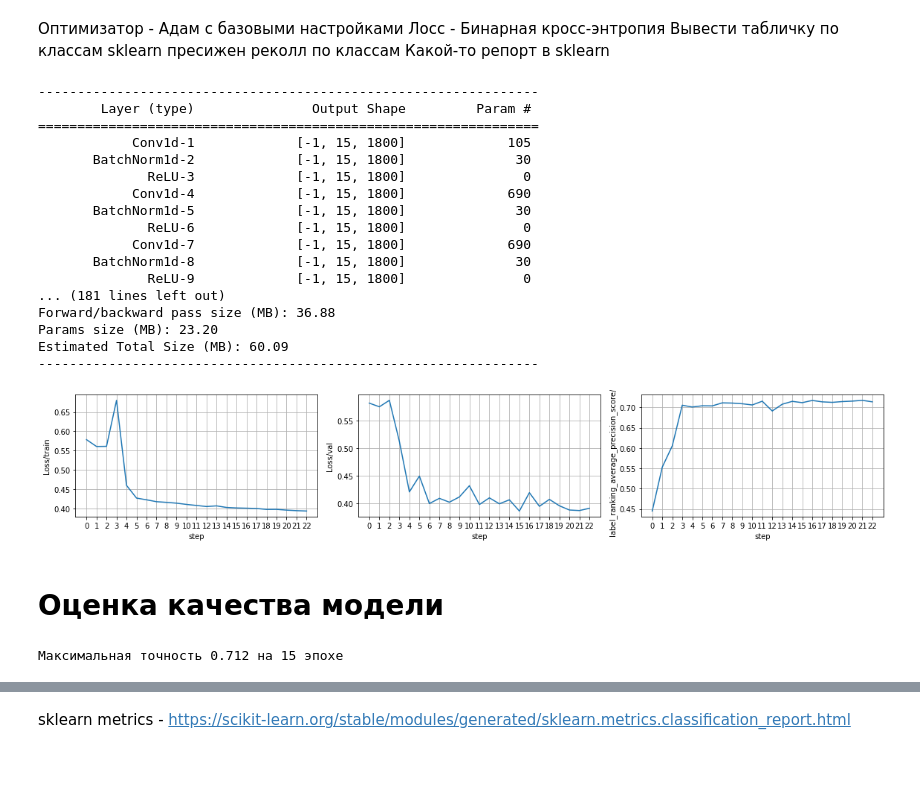
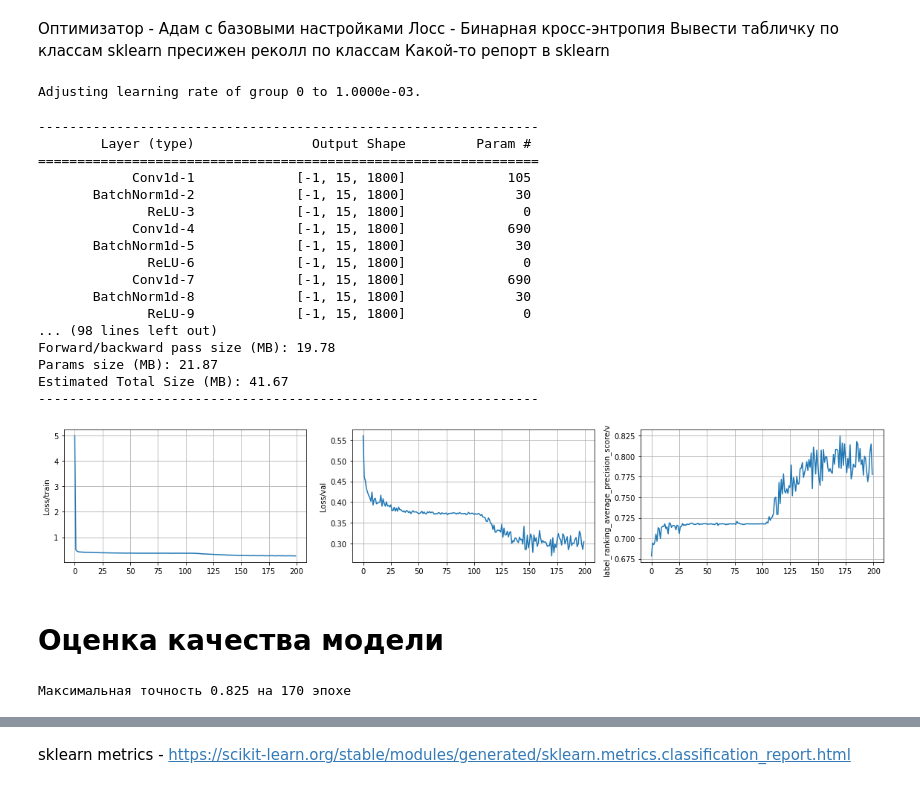
Before and after one commit to Lamblador/IR_expert_system, a Jupyter notebook: Koshelev_IR_expert_system_2_First_model_training.ipynb, the cells around one changed output, grey strips where cells are left out. Cells and saved outputs as stored; diff of their text form; code cells hidden in the pictures.

```diff
--- a/Koshelev_IR_expert_system_2_First_model_training.ipynb
+++ b/Koshelev_IR_expert_system_2_First_model_training.ipynb
@@ -606,6 +629,7 @@ class Trainer:
         self.optimizer = torch.optim.AdamW(
             self.model.parameters(), lr=lr
         )
+        self.sheduler = torch.optim.lr_scheduler.StepLR(self.optimizer, step_size = 50, gamma=0.2, last_epoch=- 1, verbose=True)
         self.criterion = nn.BCELoss()  # Loss function
         self.plotter = ProgressPlotter() if plotter is None else plotter
         self.epochs = 2
@@ -626,6 +650,7 @@ class Trainer:
                 score = self.process_batch(ir_spec, labels)
                 #total_count = (labels.cpu() == 1.0).sum().item()
                 #total += total_count
+            self.sheduler.step()
             self.plotter.add_scalar("Loss/train", np.mean(self.loss_hist))
             label_ranking_average_precision_score_val, val_loss = validate(self.model, val_loader, device=device, criterion=self.criterion)
             self.loss_hist_tst.append(val_loss.cpu())
@@ -641,6 +666,7 @@ class Trainer:
         loss.backward()
         self.loss_hist.append(loss.item())
         self.optimizer.step()
+
         return get_correct_count_lraps(out.cpu(), labels)
 # %% [markdown]
 Показывать loss на тексте, чтобы было понятно переобучение.
@@ -785,7 +811,6 @@ class TwoLayerCNN(nn.Module):
 # %% [markdown]
 v0.3.0 - модель с res-связями и 2 dropout.
 # %%
-from torch.nn.modules.pooling import AvgPool2d
 from torch.nn.modules.batchnorm import BatchNorm2d
 import torch.nn as nn
 import torch
@@ -834,7 +859,7 @@ class IrResnet(nn.Module):
             BasicBlock(hidden_size*8, downsample = False), #[2,225]
             BasicBlock(hidden_size*8),
             BasicBlock(hidden_size*8))
-        #self.avgpool = nn.AvgPool1d(hidden_size*8*225)
+        self.adppool = nn.AdaptiveMaxPool1d(225)
         self.flatten = nn.Flatten()
         self.do1 = nn.Dropout1d(0.5)
         self.fc = nn.Linear(hidden_size*8*225, 200)
@@ -851,14 +876,14 @@ class IrResnet(nn.Module):
         batch = self.bn1(batch)
         batch = self.relu(batch)
         batch = self.layer1(batch)
-        batch = self.layer2(batch)
+        #batch = self.layer2(batch)
         batch = self.layer3(batch)
-        batch = self.layer4(batch)
+        #batch = self.layer4(batch)
         batch = self.layer5(batch)
-        batch = self.layer6(batch)
+        #batch = self.layer6(batch)
         batch = self.layer7(batch)
-        batch = self.layer8(batch)
-        #batch = self.avgpool(batch)
+        #batch = self.layer8(batch)
+        batch = self.adppool(batch)
         batch = self.flatten(batch)
         batch = self.do1(batch)
         batch = self.fc(batch)
@@ -918,12 +943,14 @@ class BasicBlock(nn.Module):
 Вывести табличку по классам sklearn пресижен реколл по классам
 Какой-то репорт в sklearn
 # %%
-model1 = IrResnet(hidden_size = 15)
-irpp = ProgressPlotter(title = "First")
-trainer = Trainer(model= model1, plotter = irpp, lr = 0.001)
+model2 = IrResnet(hidden_size = 15)
+irpp2 = ProgressPlotter(title = "Second")
+trainer = Trainer(model= model2, plotter = irpp2, lr = 0.001)
+# %% [output]
+Adjusting learning rate of group 0 to 1.0000e-03.
 # %%
 from torchsummary import summary
-summary(model1.to(device), (2, 1800))
+summary(model2.to(device), (2, 1800))
 # %% [output]
 ----------------------------------------------------------------
         Layer (type)               Output Shape         Param #
@@ -937,14 +964,14 @@ summary(model1.to(device), (2, 1800))
             Conv1d-7             [-1, 15, 1800]             690
        BatchNorm1d-8             [-1, 15, 1800]              30
               ReLU-9             [-1, 15, 1800]               0
-... (181 lines left out)
-Forward/backward pass size (MB): 36.88
-Params size (MB): 23.20
-Estimated Total Size (MB): 60.09
+... (98 lines left out)
+Forward/backward pass size (MB): 19.78
+Params size (MB): 21.87
+Estimated Total Size (MB): 41.67
 ----------------------------------------------------------------
 # %%
-trainer = Trainer(model= model1, plotter = irpp, lr = 0.0005)
+#trainer = Trainer(model= model1, plotter = irpp, lr = 0.00001)
 # %%
-trainer(dataloader_ir_train, dataloader_ir_test, epochs = 10)
+trainer(dataloader_ir_train, dataloader_ir_test, epochs = 200)
 # %% [output]
-[figure, old version]
+[figure, new version]
@@ -951,11 +980,11 @@ trainer(dataloader_ir_train, dataloader_ir_test, epochs = 10)
 # %% [markdown]
 # Оценка качества модели
 # %%
-score = round(irpp.history_dict['label_ranking_average_precision_score/val']['First'][np.argmin(irpp.history_dict['Loss/val']['First'])],3)
-epoch1 = np.argmin(irpp.history_dict['Loss/val']['First'])
+score = round(irpp2.history_dict['label_ranking_average_precision_score/val']['Second'][np.argmin(irpp2.history_dict['Loss/val']['Second'])],3)
+epoch1 = np.argmin(irpp2.history_dict['Loss/val']['Second'])
 print(f'Максимальная точность {score} на {epoch1} эпохе')
 # %% [output]
-Максимальная точность 0.712 на 15 эпохе
+Максимальная точность 0.825 на 170 эпохе
 # %%
 from sklearn.metrics import classification_report
 def get_statistic(model, device, val_dataloader, tolerance = 0.9):
```
Also changed, not shown: parts of 44 cells of this notebook.
